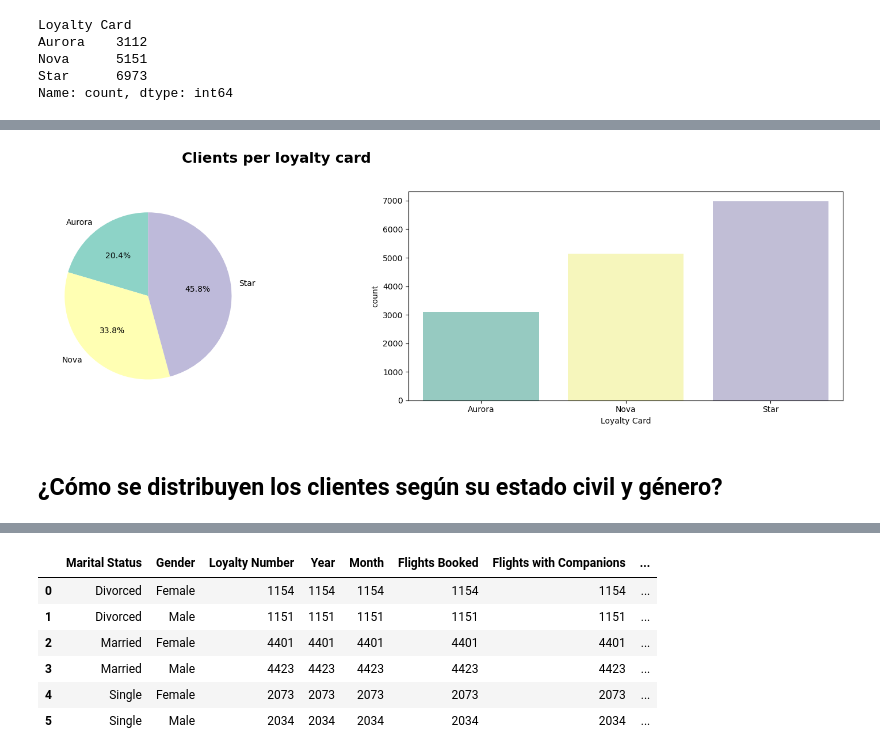
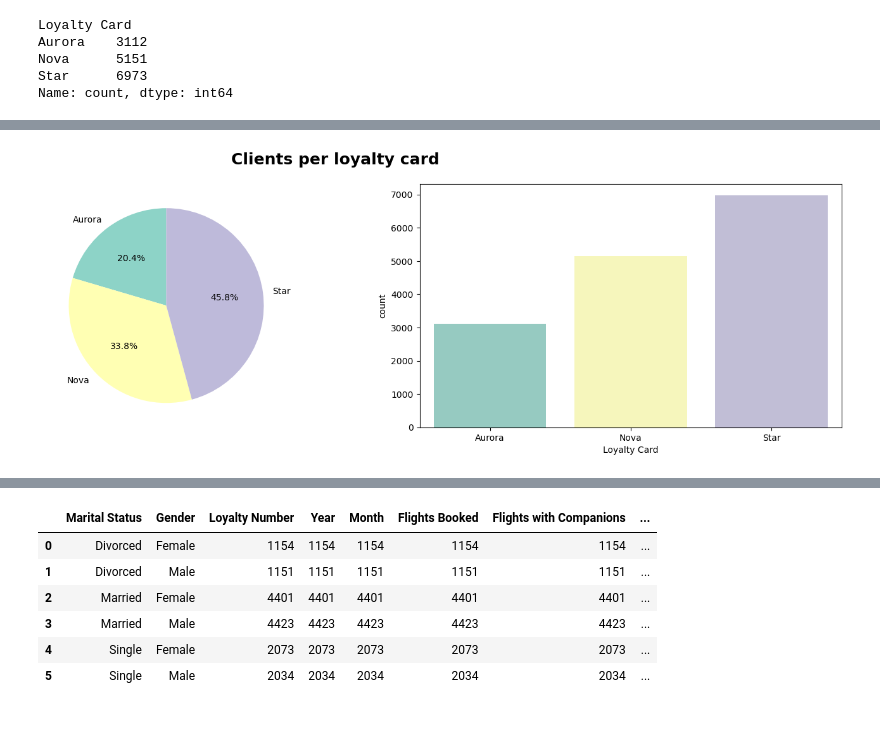
Before and after one commit to Adalab/bda-modulo-3-evaluacion-final-Andrea-Gauger, a Jupyter notebook: notebooks/03_visualizacion.ipynb, the cells around one changed output, grey strips where cells are left out. Saved outputs shown, nothing was run; the diff lists cells and outputs as text; code cells hidden in the pictures; blank space fills up the shorter version.

```diff
--- a/notebooks/03_visualizacion.ipynb
+++ b/notebooks/03_visualizacion.ipynb
@@ -370,27 +383,26 @@ df_clientes_unicos.groupby("Loyalty Card").count()
 # %%
+# creamos dos gráficas
 fig, axes = plt.subplots(nrows=1, ncols=2, figsize=(20,5))
 fig.suptitle("Clients per loyalty card",
              fontsize=18, fontweight="bold")
 
-
+# Porcentaje de clientes según el tipo de tarjeta
 axes[0].pie(tarjetas,
             labels=tarjetas.index,
             autopct="%1.1f%%",
             startangle=90,
             colors=sns.color_palette("Set3"))
 
-
+# con un countplot
 sns.countplot(x="Loyalty Card",
             data=df_clientes_unicos,
             ax=axes[1],
             hue="Loyalty Card",
             palette="Set3")
 
 
-plt.tight_layout(rect=[0, 0, 1, 0.95])
+plt.tight_layout(rect=[0, 3, 0, 0.95])
 plt.subplots_adjust(left=0.2, wspace=0.1)
-plt.savefig("../images/07_clients_per_loyalty_card.jpg", format="jpg", dpi=300, bbox_inches="tight")
+#plt.savefig("../images/07_clients_per_loyalty_card.jpg", format="jpg", dpi=300, bbox_inches="tight")
 # %% [output]
-[figure, old version]
+[figure, new version]
-# %% [markdown]
-## ¿Cómo se distribuyen los clientes según su estado civil y género?
```
Also changed, not shown: parts of 25 cells of this notebook, 7 other files.
